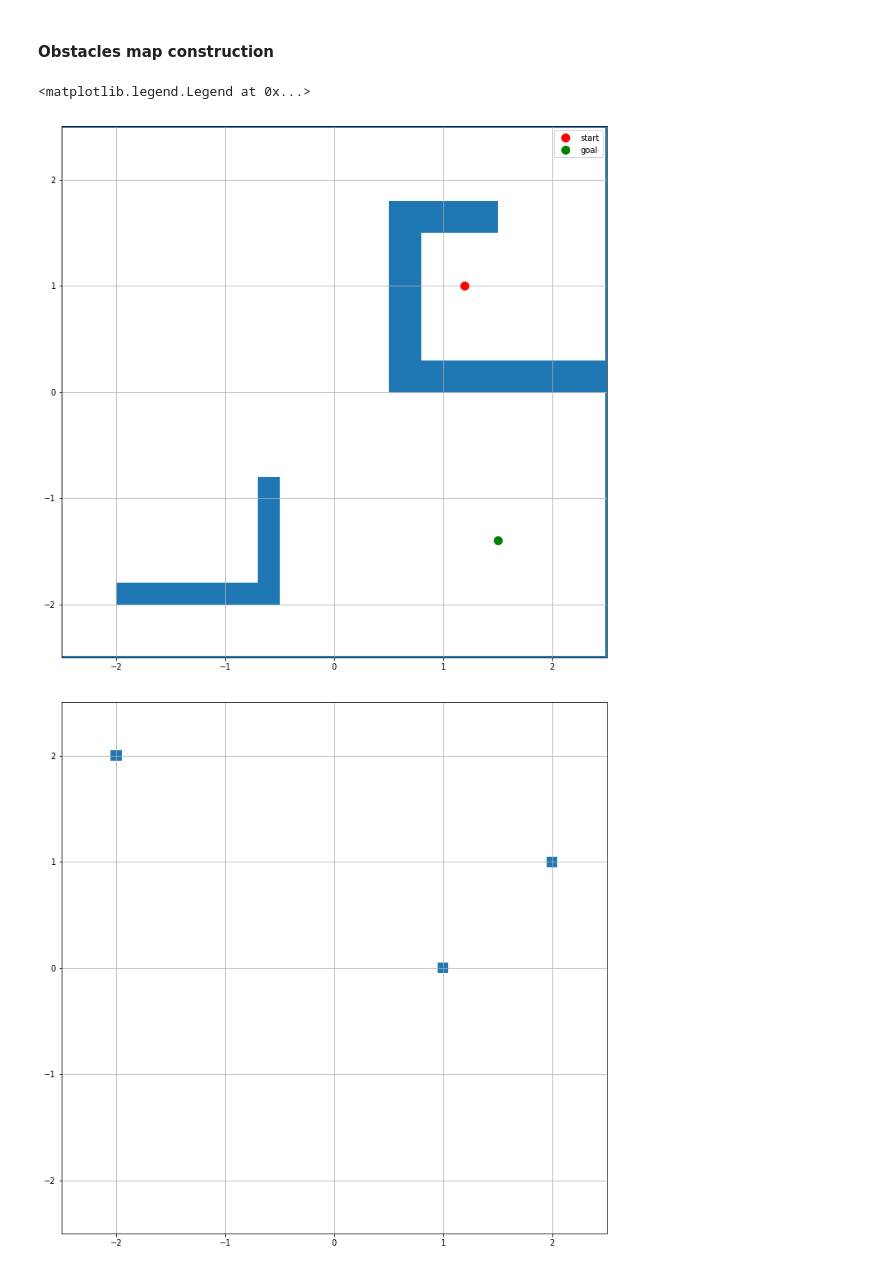
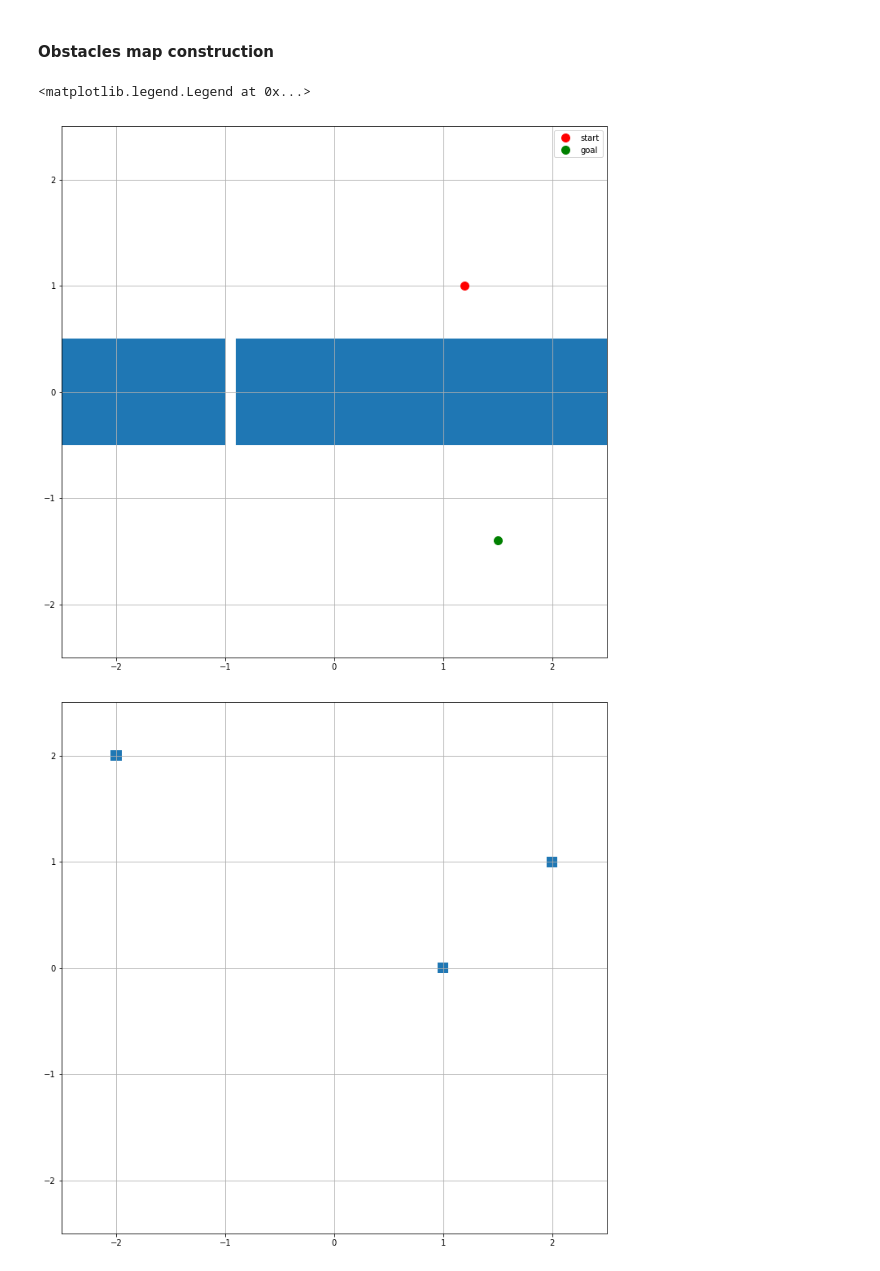
Before and after one commit to RuslanAgishev/motion_planning, a Jupyter notebook: python_src/layered_planner/rrt_gradient_test.ipynb, the cells around one changed output. Drawn from its saved outputs; the diff is of its cells as text; code cells hidden in the pictures.

```diff
--- a/python_src/layered_planner/rrt_gradient_test.ipynb
+++ b/python_src/layered_planner/rrt_gradient_test.ipynb
@@ -326,32 +326,36 @@ params = RRT_Params()
 xy_start = np.array([1.2, 1.0])
 xy_goal =  np.array([1.5, -1.4])
 # %%
+# obstacles = [
+#               # bugtrap
+#               np.array([[0.5, 0], [2.5, 0.], [2.5, 0.3], [0.5, 0.3]]),
+#               np.array([[0.5, 0.3], [0.8, 0.3], [0.8, 1.5], [0.5, 1.5]]),
+#               np.array([[0.5, 1.5], [1.5, 1.5], [1.5, 1.8], [0.5, 1.8]]),
+#               # angle
+#               np.array([[-2, -2], [-0.5, -2], [-0.5, -1.8], [-2, -1.8]]),
+#               np.array([[-0.7, -1.8], [-0.5, -1.8], [-0.5, -0.8], [-0.7, -0.8]]),
+#               # walls
+#               np.array([[-2.5, -2.5], [2.5, -2.5], [2.5, -2.49], [-2.5, -2.49]]),
+#               np.array([[-2.5, 2.49], [2.5, 2.49], [2.5, 2.5], [-2.5, 2.5]]),
+#               np.array([[-2.5, -2.49], [-2.49, -2.49], [-2.49, 2.49], [-2.5, 2.49]]),
+#               np.array([[2.49, -2.49], [2.5, -2.49], [2.5, 2.49], [2.49, 2.49]]),
+#             ]
+
 obstacles = [
-              # bugtrap
-              np.array([[0.5, 0], [2.5, 0.], [2.5, 0.3], [0.5, 0.3]]),
-              np.array([[0.5, 0.3], [0.8, 0.3], [0.8, 1.5], [0.5, 1.5]]),
-              np.array([[0.5, 1.5], [1.5, 1.5], [1.5, 1.8], [0.5, 1.8]]),
-              # angle
-              np.array([[-2, -2], [-0.5, -2], [-0.5, -1.8], [-2, -1.8]]),
-              np.array([[-0.7, -1.8], [-0.5, -1.8], [-0.5, -0.8], [-0.7, -0.8]]),
-              # walls
-              np.array([[-2.5, -2.5], [2.5, -2.5], [2.5, -2.49], [-2.5, -2.49]]),
-              np.array([[-2.5, 2.49], [2.5, 2.49], [2.5, 2.5], [-2.5, 2.5]]),
-              np.array([[-2.5, -2.49], [-2.49, -2.49], [-2.49, 2.49], [-2.5, 2.49]]),
-              np.array([[2.49, -2.49], [2.5, -2.49], [2.5, 2.49], [2.49, 2.49]]),
-            ]
-# obstacles = []
+              np.array([[-2.5, -0.5], [-1.0, -0.5], [-1.0, 0.5], [-2.5, 0.5]]),
+              np.array([[-0.9, -0.5], [2.5, -0.5], [2.5, 0.5], [-0.9, 0.5]]),
+]
 obstacles_grid = grid_map(obstacles)
 
 plt.figure(figsize=(12,12))
 plt.grid()
 draw_map(obstacles)
 plt.plot(xy_start[0],xy_start[1],'bo',color='red', markersize=10, label='start')
 plt.plot(xy_goal[0], xy_goal[1],'bo',color='green', markersize=10, label='goal')
 plt.legend()
 # %% [output]
 <matplotlib.legend.Legend at 0x...>
-[figure, old version]
+[figure, new version]
 # %%
 def poses2polygons(poses, l=0.1):
     polygons = []
```
Also changed, not shown: parts of 5 cells of this notebook, 42 other files.
